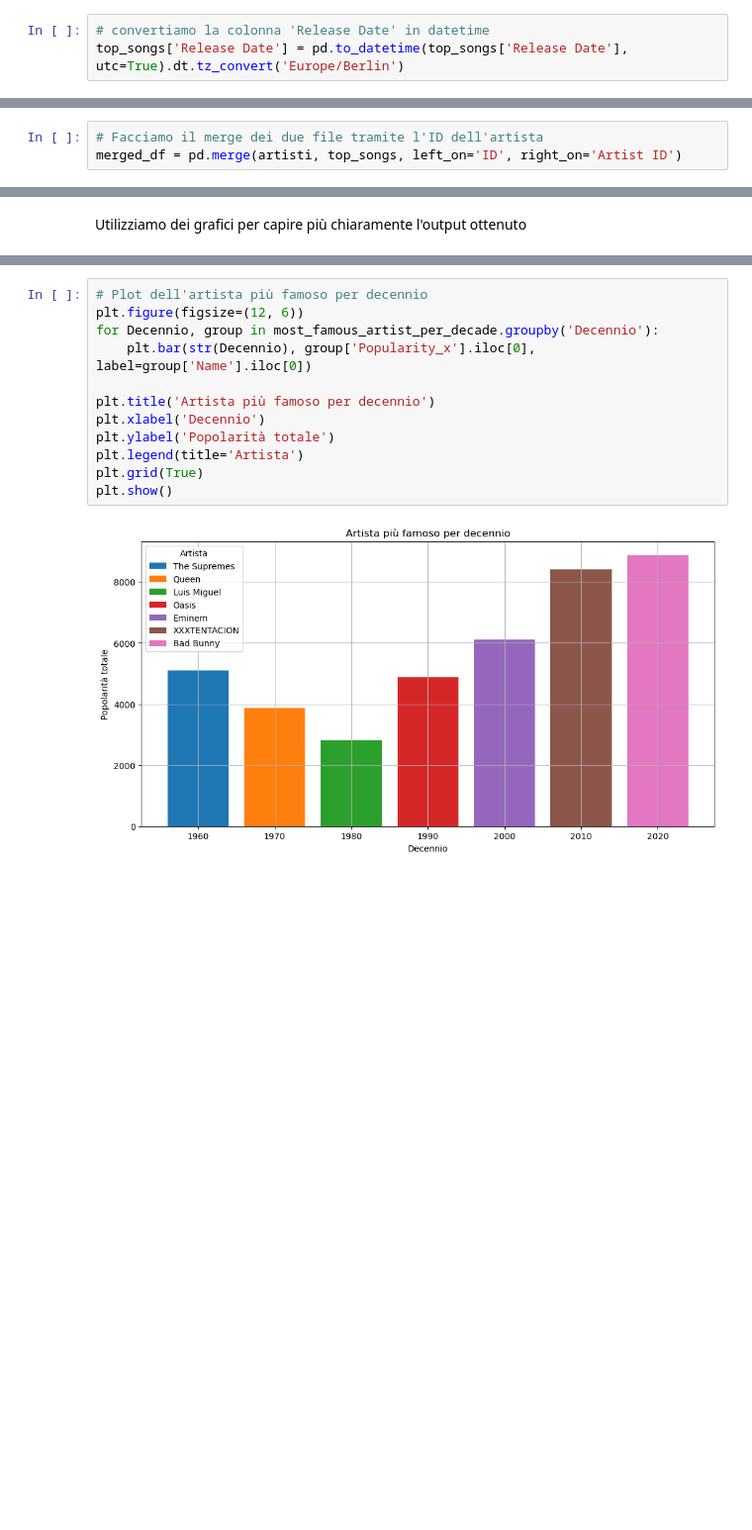
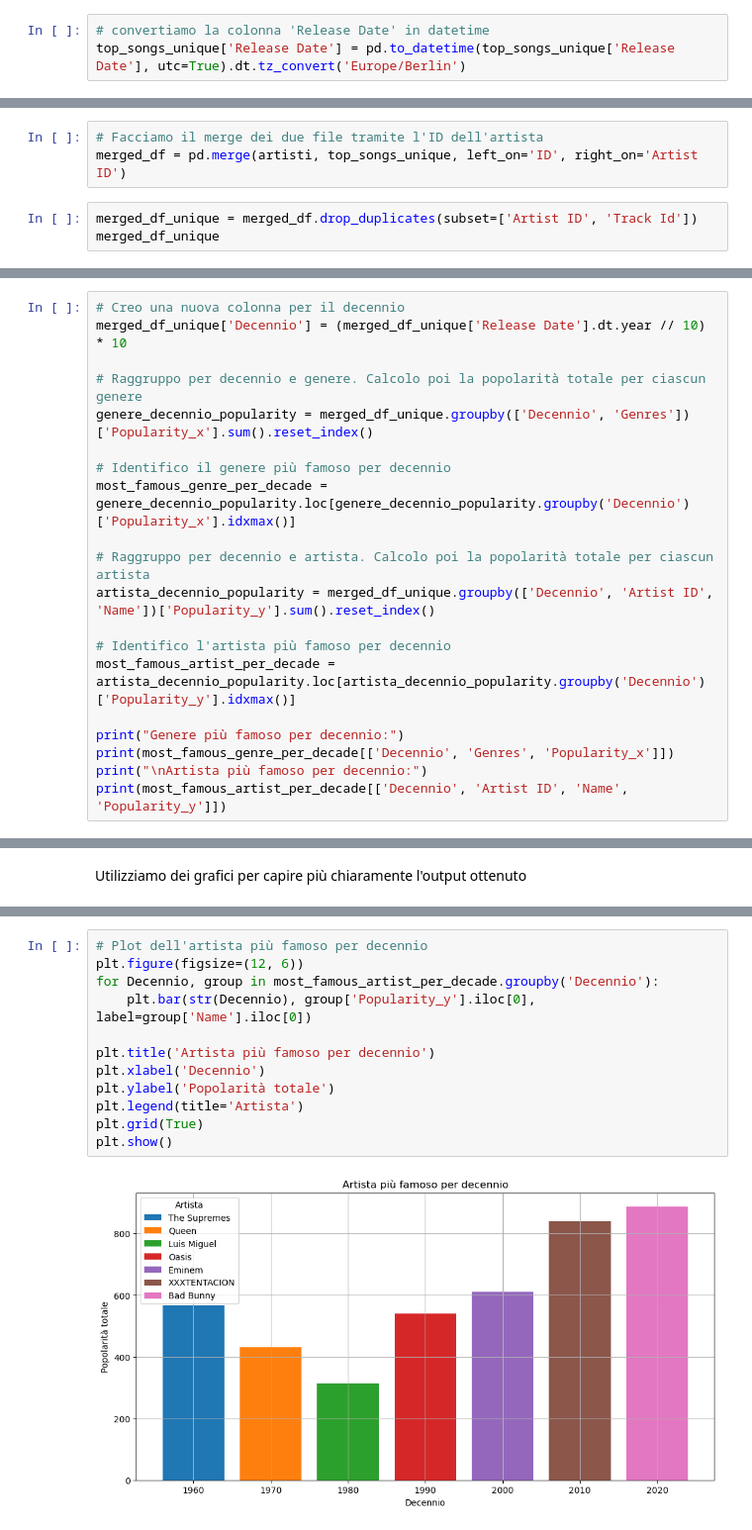
Before and after one commit to michelaminichini/Laboratorio-Big-Data-Progetto-2023, a Jupyter notebook: artists-top_songs.ipynb, the cells around one changed output, grey strips where cells are left out. Shown: that part at 99% size. Saved outputs shown, nothing was run; the diff lists cells and outputs as text; blank space fills up the shorter version.

```diff
--- a/artists-top_songs.ipynb
+++ b/artists-top_songs.ipynb
@@ -80,3 +84,3 @@ memory usage: 4.0+ MB
 # %%
 # convertiamo la colonna 'Release Date' in datetime
-top_songs['Release Date'] = pd.to_datetime(top_songs['Release Date'], utc=True).dt.tz_convert('Europe/Berlin')
+top_songs_unique['Release Date'] = pd.to_datetime(top_songs_unique['Release Date'], utc=True).dt.tz_convert('Europe/Berlin')
@@ -116,3 +124,6 @@ Quale è il genere più ascoltato?
 # %%
 # Facciamo il merge dei due file tramite l'ID dell'artista
-merged_df = pd.merge(artisti, top_songs, left_on='ID', right_on='Artist ID')
+merged_df = pd.merge(artisti, top_songs_unique, left_on='ID', right_on='Artist ID')
+# %%
+merged_df_unique = merged_df.drop_duplicates(subset=['Artist ID', 'Track Id'])
+merged_df_unique
@@ -366,0 +354,20 @@ Most Famous Artist per Decade:
+# %%
+# Creo una nuova colonna per il decennio
+merged_df_unique['Decennio'] = (merged_df_unique['Release Date'].dt.year // 10) * 10
+
+# Raggruppo per decennio e genere. Calcolo poi la popolarità totale per ciascun genere
+genere_decennio_popularity = merged_df_unique.groupby(['Decennio', 'Genres'])['Popularity_x'].sum().reset_index()
+
+# Identifico il genere più famoso per decennio
+most_famous_genre_per_decade = genere_decennio_popularity.loc[genere_decennio_popularity.groupby('Decennio')['Popularity_x'].idxmax()]
+
+# Raggruppo per decennio e artista. Calcolo poi la popolarità totale per ciascun artista
+artista_decennio_popularity = merged_df_unique.groupby(['Decennio', 'Artist ID', 'Name'])['Popularity_y'].sum().reset_index()
+
+# Identifico l'artista più famoso per decennio
+most_famous_artist_per_decade = artista_decennio_popularity.loc[artista_decennio_popularity.groupby('Decennio')['Popularity_y'].idxmax()]
+
+print("Genere più famoso per decennio:")
+print(most_famous_genre_per_decade[['Decennio', 'Genres', 'Popularity_x']])
+print("\nArtista più famoso per decennio:")
+print(most_famous_artist_per_decade[['Decennio', 'Artist ID', 'Name', 'Popularity_y']])
@@ -383,14 +415,14 @@ plt.show()
 # %%
 # Plot dell'artista più famoso per decennio
 plt.figure(figsize=(12, 6))
 for Decennio, group in most_famous_artist_per_decade.groupby('Decennio'):
-    plt.bar(str(Decennio), group['Popularity_x'].iloc[0], label=group['Name'].iloc[0])
+    plt.bar(str(Decennio), group['Popularity_y'].iloc[0], label=group['Name'].iloc[0])
 
 plt.title('Artista più famoso per decennio')
 plt.xlabel('Decennio')
 plt.ylabel('Popolarità totale')
 plt.legend(title='Artista')
 plt.grid(True)
 plt.show()
 # %% [output]
-[figure, old version]
+[figure, new version]
```
Also changed, not shown: parts of 37 cells of this notebook, 2 other files.
